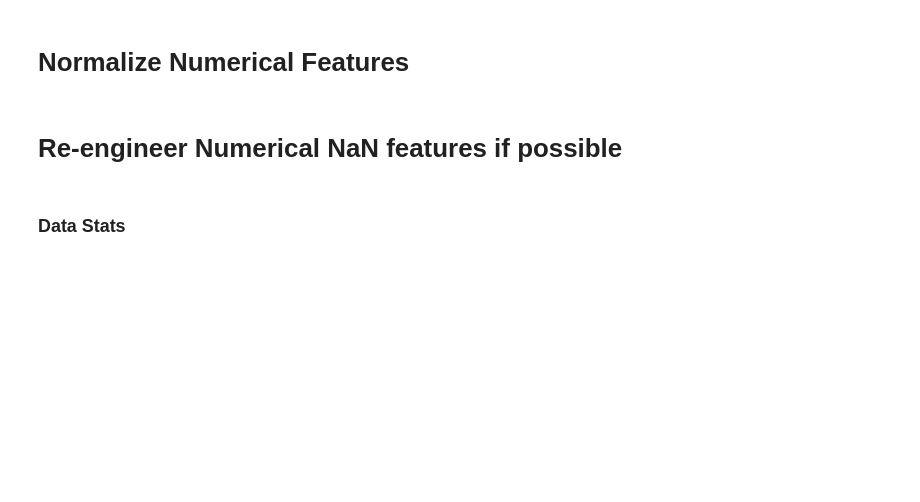
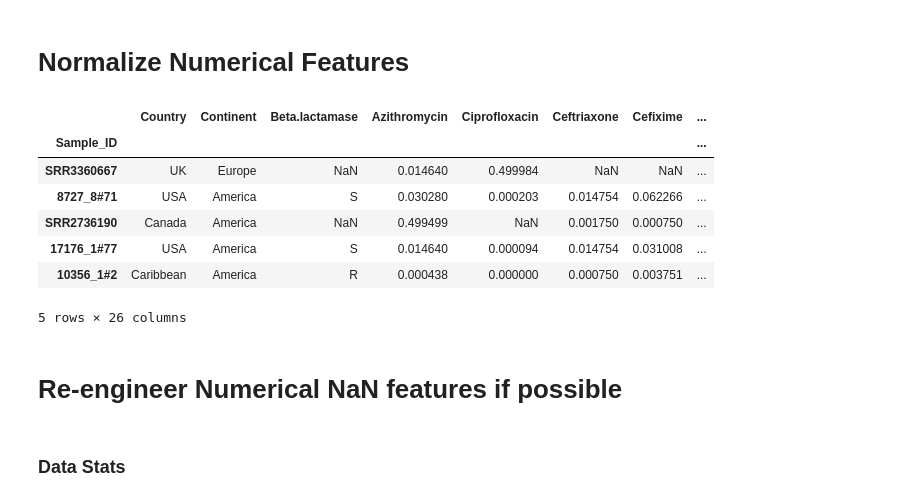
Before and after one commit to VX59/4-587-project-p1, a Jupyter notebook: eda.ipynb, the cells around one changed output. Saved outputs shown, nothing was run; the diff lists cells and outputs as text; code cells hidden in the pictures; blank space fills up the shorter version.

```diff
--- a/eda.ipynb
+++ b/eda.ipynb
@@ -211,5 +251,24 @@ memory usage: 1.8+ MB
 # %% [markdown]
 # Normalize Numerical Features
+# %%
+from tqdm import tqdm
+from sklearn.preprocessing import MinMaxScaler
+
+normalizer = MinMaxScaler()
+
+train_inputs[numeric_columns] = normalizer.fit_transform(train_inputs[numeric_columns])
+test_inputs[numeric_columns] = normalizer.fit_transform(test_inputs[numeric_columns])
+
+train_inputs.head(5)
+# %% [output]
+|  | Country | Continent | Beta.lactamase | Azithromycin | Ciprofloxacin | Ceftriaxone | Cefixime | ... |
+| Sample_ID |  |  |  |  |  |  |  | ... |
+| SRR3360667 | UK | Europe | NaN | 0.014640 | 0.499984 | NaN | NaN | ... |
+| 8727_8#71 | USA | America | S | 0.030280 | 0.000203 | 0.014754 | 0.062266 | ... |
+| SRR2736190 | Canada | America | NaN | 0.499499 | NaN | 0.001750 | 0.000750 | ... |
+| 17176_1#77 | USA | America | S | 0.014640 | 0.000094 | 0.014754 | 0.031008 | ... |
+| 10356_1#2 | Caribbean | America | R | 0.000438 | 0.000000 | 0.000750 | 0.003751 | ... |
+5 rows × 26 columns
 # %% [markdown]
 # Re-engineer Numerical NaN features if possible
 # %% [markdown]
```
Also changed, not shown: parts of 13 cells of this notebook.
